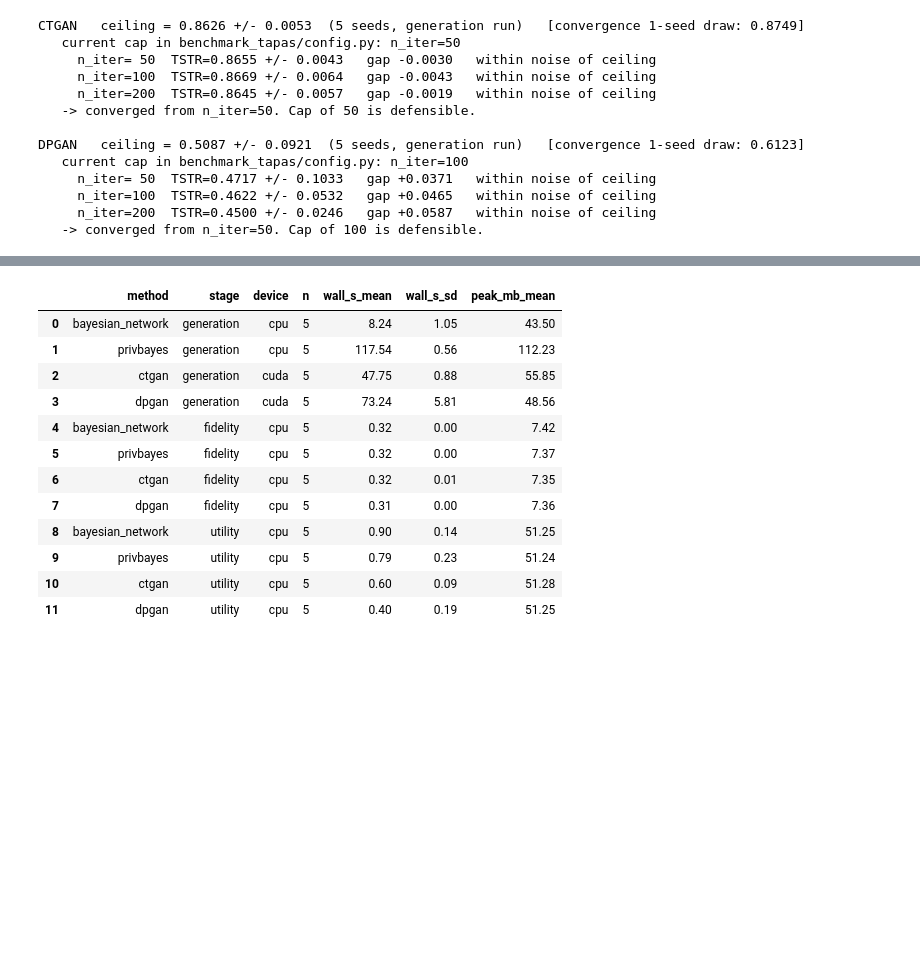
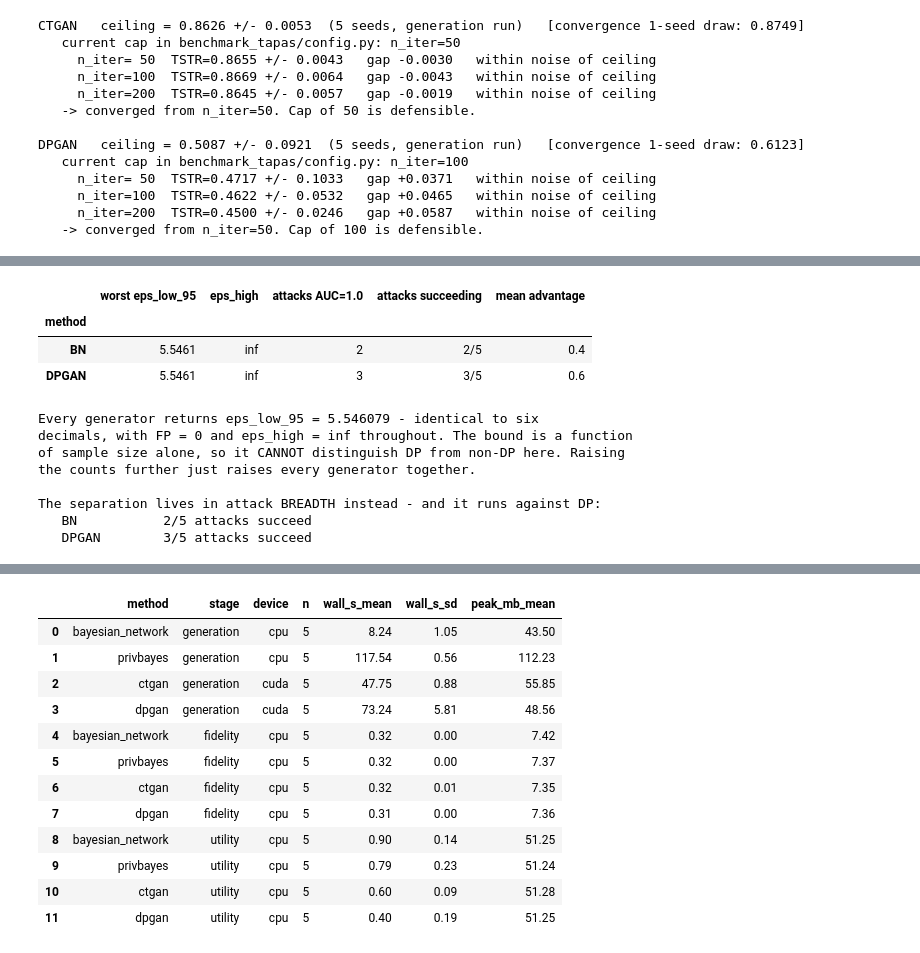
Before and after one commit to oliviapeng26/priv-sdg, a Jupyter notebook: evaluation/analysis.ipynb, the cells around one changed output, grey strips where cells are left out. Cells and saved outputs as stored; diff of their text form; code cells hidden in the pictures; blank space fills up the shorter version.

```diff
--- a/evaluation/analysis.ipynb
+++ b/evaluation/analysis.ipynb
@@ -530,0 +633,41 @@ seeds multiplies it.
+# %%
+# The bound cannot separate the generators. What can?
+if not pilot_df.empty and len(pilot_df.method.unique()) > 1:
+    d = pilot_df[pilot_df.setting == 'pilot']
+    summary = []
+    for m in d.method.unique():
+        s = d[d.method == m]
+        summary.append({
+            'method': METHOD_LABELS.get(m, m),
+            'worst eps_low_95': round(s.eps_low_95.max(), 4),
+            'eps_high': 'inf' if (s.eps_high_95 == np.inf).any() else 'finite',
+            'attacks AUC=1.0': int((s.auc == 1.0).sum()),
+            'attacks succeeding': f'{int((s.auc == 1.0).sum())}/{len(s)}',
+            'mean advantage': round(s.mia_advantage.mean(), 3)
+                              if 'mia_advantage' in s else np.nan,
+        })
+    display(pd.DataFrame(summary).set_index('method'))
+
+    bounds = d.groupby('method').eps_low_95.max()
+    if bounds.nunique() == 1:
+        print(f'Every generator returns eps_low_95 = {bounds.iloc[0]:.6f} - identical to six')
+        print('decimals, with FP = 0 and eps_high = inf throughout. The bound is a function')
+        print('of sample size alone, so it CANNOT distinguish DP from non-DP here. Raising')
+        print('the counts further just raises every generator together.')
+        print()
+        print('The separation lives in attack BREADTH instead - and it runs against DP:')
+        for _, r in pd.DataFrame(summary).iterrows():
+            print(f"   {r['method']:12s} {r['attacks succeeding']} attacks succeed")
+# %% [output]
+|  | worst eps_low_95 | eps_high | attacks AUC=1.0 | attacks succeeding | mean advantage |
+| method |  |  |  |  |  |
+| BN | 5.5461 | inf | 2 | 2/5 | 0.4 |
+| DPGAN | 5.5461 | inf | 3 | 3/5 | 0.6 |
+Every generator returns eps_low_95 = 5.546079 - identical to six
+decimals, with FP = 0 and eps_high = inf throughout. The bound is a function
+of sample size alone, so it CANNOT distinguish DP from non-DP here. Raising
+the counts further just raises every generator together.
+
+The separation lives in attack BREADTH instead - and it runs against DP:
+   BN           2/5 attacks succeed
+   DPGAN        3/5 attacks succeed
```
Also changed, not shown: parts of 11 cells of this notebook, 1 other file.
